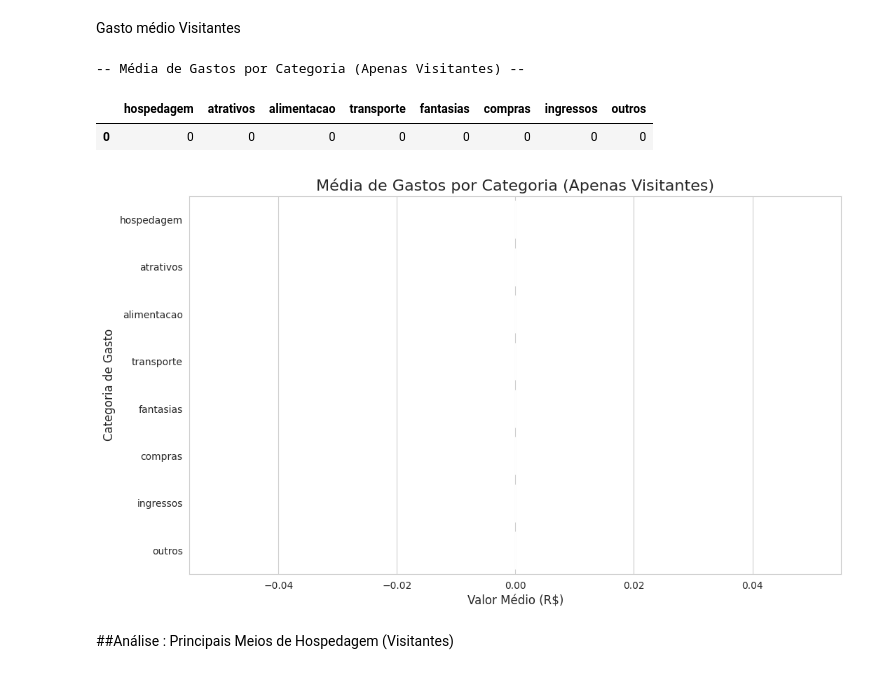
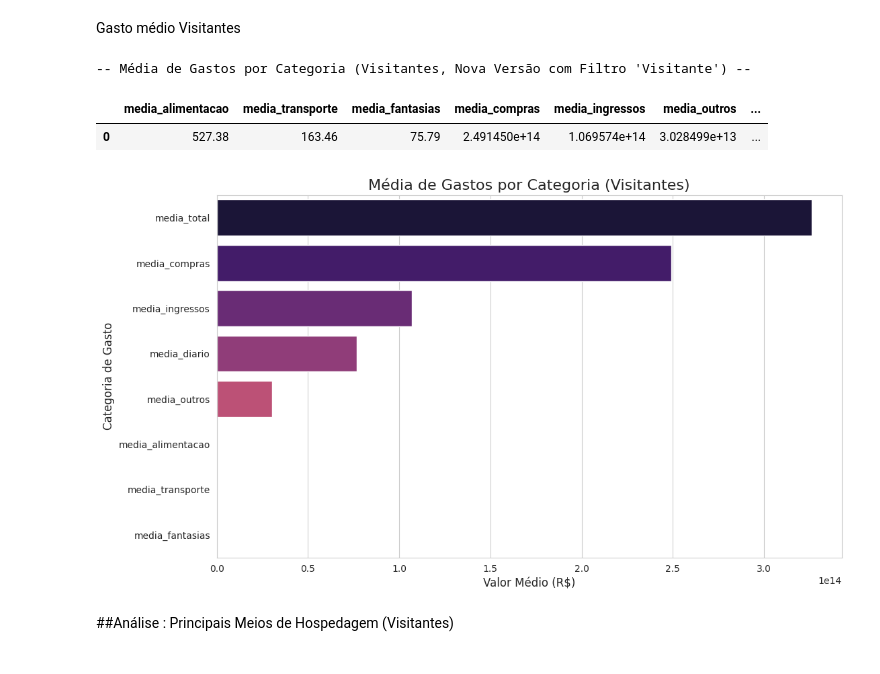
Before and after one commit to larissalvesds/Grupo7_ProjetoFinal, a Jupyter notebook: Anális_do_Carnaval_BH_Python_&_SQL.ipynb, the cells around one changed output. Saved outputs shown, nothing was run; the diff lists cells and outputs as text; code cells hidden in the pictures.

Commit message:
Reformatando a Gastos_visitantes

```diff
--- a/Anális_do_Carnaval_BH_Python_&_SQL.ipynb
+++ b/Anális_do_Carnaval_BH_Python_&_SQL.ipynb
@@ -549,43 +549,43 @@ plt.show()
 # %% [markdown]
 Gasto médio Visitantes
 # %%
-
-# Query para média de gastos de visitantes
 query_gastos_visitantes = """
 SELECT
-  COALESCE(ROUND(AVG(NULLIF(gastohospedagem, 999999)), 2), 0) AS hospedagem,
-  COALESCE(ROUND(AVG(NULLIF(gastoatrativos, 999999)), 2), 0) AS atrativos,
-  COALESCE(ROUND(AVG(NULLIF(gastoalimentacao, 999999)), 2), 0) AS alimentacao,
-  COALESCE(ROUND(AVG(NULLIF(gastotransporte, 999999)), 2), 0) AS transporte,
-  COALESCE(ROUND(AVG(NULLIF(gastofatansias, 999999)), 2), 0) AS fantasias,
-  COALESCE(ROUND(AVG(NULLIF(gastocompras, 999999)), 2), 0) AS compras,
-  COALESCE(ROUND(AVG(NULLIF(gastoingressos, 999999)), 2), 0) AS ingressos,
-  COALESCE(ROUND(AVG(NULLIF(gastooutros, 999999)), 2), 0) AS outros
+    COALESCE(ROUND(AVG(NULLIF(gastoalimentacao, 999999)), 2), 0) AS media_alimentacao,
+    COALESCE(ROUND(AVG(NULLIF(gastotransporte, 999999)), 2), 0) AS media_transporte,
+    COALESCE(ROUND(AVG(NULLIF(gastofatansias, 999999)), 2), 0) AS media_fantasias,
+    COALESCE(ROUND(AVG(NULLIF(gastocompras, 999999)), 2), 0) AS media_compras,
+    COALESCE(ROUND(AVG(NULLIF(gastoingressos, 999999)), 2), 0) AS media_ingressos,
+    COALESCE(ROUND(AVG(NULLIF(gastooutros, 999999)), 2), 0) AS media_outros,
+    COALESCE(ROUND(AVG(NULLIF(gastototal, 999999)), 2), 0) AS media_total,
+    COALESCE(ROUND(AVG(NULLIF(gastomediodiario, 999999)), 2), 0) AS media_diario
 FROM tabelafinal
-WHERE morador = 'Não';
+WHERE morador = 'Visitante';
 """
-df_gastos_visitantes = executar_query(query_gastos_visitantes)
-print("\n-- Média de Gastos por Categoria (Apenas Visitantes) --")
+df_gastos_visitantes= executar_query(query_gastos_visitantes)
+print("\n-- Média de Gastos por Categoria (Visitantes, Nova Versão com Filtro 'Visitante') --")
 display(df_gastos_visitantes)
-
-# --- Visualização ---
-df_gastos_visitantes_melted = df_gastos_visitantes.melt(var_name='Categoria de Gasto', value_name='Valor Médio (R$)')
-plt.figure(figsize=(12, 7))
-sns.barplot(
-    data=df_gastos_visitantes_melted,
-    x='Valor Médio (R$)',
-    y='Categoria de Gasto',
-    palette='mako'
-)
-plt.title('Média de Gastos por Categoria (Apenas Visitantes)', fontsize=16)
-plt.xlabel('Valor Médio (R$)', fontsize=12)
-plt.ylabel('Categoria de Gasto', fontsize=12)
-plt.show()
 # %% [output]
--- Média de Gastos por Categoria (Apenas Visitantes) --
+-- Média de Gastos por Categoria (Visitantes, Nova Versão com Filtro 'Visitante') --
-|  | hospedagem | atrativos | alimentacao | transporte | fantasias | compras | ingressos | outros |
-| 0 | 0 | 0 | 0 | 0 | 0 | 0 | 0 | 0 |
+|  | media_alimentacao | media_transporte | media_fantasias | media_compras | media_ingressos | media_outros | ... |
+| 0 | 527.38 | 163.46 | 75.79 | 2.491450e+14 | 1.069574e+14 | 3.028499e+13 | ... |
-[figure, removed]
+# %%
+# --- Visualização ---
+df_gastos_visitantes_melted = df_gastos_visitantes.melt(var_name='Categoria de Gasto', value_name='Valor Médio (R$)')
+
+plt.figure(figsize=(12, 7))
+sns.barplot(
+    data=df_gastos_visitantes_melted.sort_values('Valor Médio (R$)', ascending=False),
+    x='Valor Médio (R$)',
+    y='Categoria de Gasto',
+    palette='magma'
+)
+plt.title('Média de Gastos por Categoria (Visitantes)', fontsize=16)
+plt.xlabel('Valor Médio (R$)', fontsize=12)
+plt.ylabel('Categoria de Gasto', fontsize=12)
+plt.show()
+# %% [output]
+[figure, added]
 # %% [markdown]
 ##Análise : Principais Meios de Hospedagem (Visitantes)
 # %%
```
